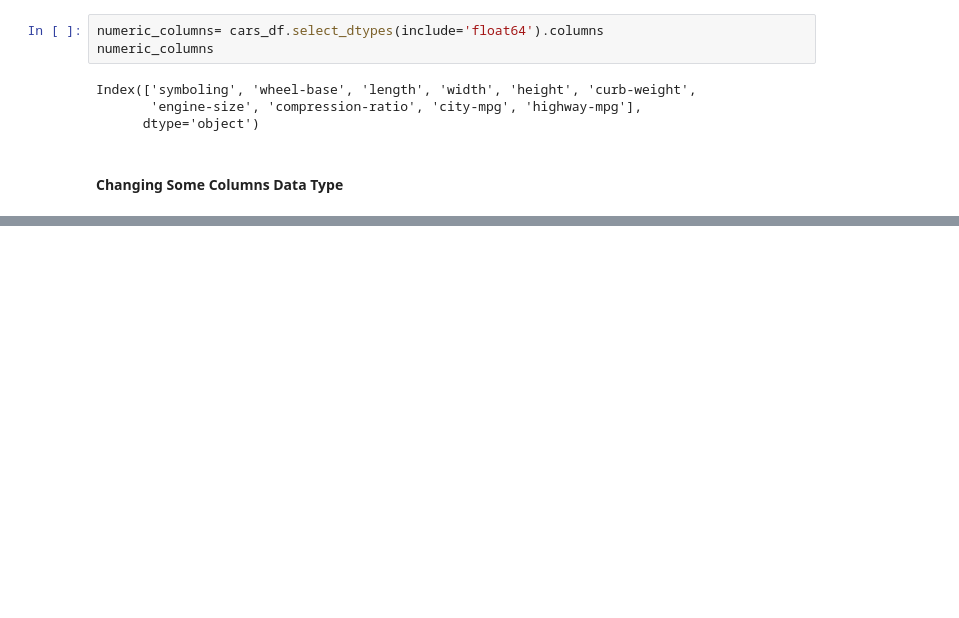
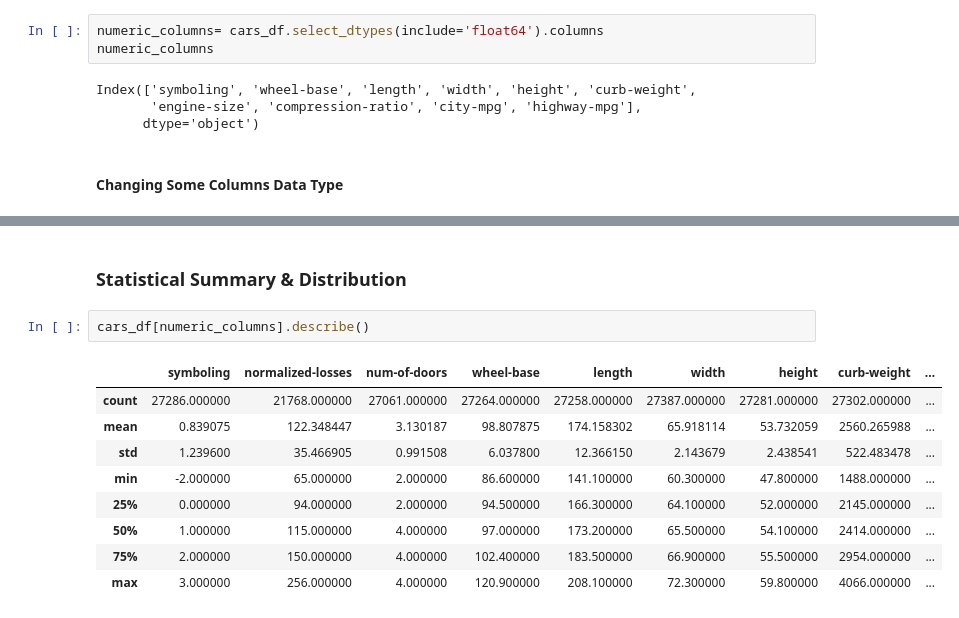
Before and after one commit to AbdulWahid026/ML_CarPricing, a Jupyter notebook: car_pricing.ipynb, the cells around one changed output, grey strips where cells are left out. Saved outputs shown, nothing was run; the diff lists cells and outputs as text; blank space fills up the shorter version.

```diff
--- a/car_pricing.ipynb
+++ b/car_pricing.ipynb
@@ -89,0 +116,14 @@ Index(['symboling', 'wheel-base', 'length', 'width', 'height', 'curb-weight',
+# %% [markdown]
+### Statistical Summary & Distribution
+# %%
+cars_df[numeric_columns].describe()
+# %% [output]
+|  | symboling | normalized-losses | num-of-doors | wheel-base | length | width | height | curb-weight | ... |
+| count | 27286.000000 | 21768.000000 | 27061.000000 | 27264.000000 | 27258.000000 | 27387.000000 | 27281.000000 | 27302.000000 | ... |
+| mean | 0.839075 | 122.348447 | 3.130187 | 98.807875 | 174.158302 | 65.918114 | 53.732059 | 2560.265988 | ... |
+| std | 1.239600 | 35.466905 | 0.991508 | 6.037800 | 12.366150 | 2.143679 | 2.438541 | 522.483478 | ... |
+| min | -2.000000 | 65.000000 | 2.000000 | 86.600000 | 141.100000 | 60.300000 | 47.800000 | 1488.000000 | ... |
+| 25% | 0.000000 | 94.000000 | 2.000000 | 94.500000 | 166.300000 | 64.100000 | 52.000000 | 2145.000000 | ... |
+| 50% | 1.000000 | 115.000000 | 4.000000 | 97.000000 | 173.200000 | 65.500000 | 54.100000 | 2414.000000 | ... |
+| 75% | 2.000000 | 150.000000 | 4.000000 | 102.400000 | 183.500000 | 66.900000 | 55.500000 | 2954.000000 | ... |
+| max | 3.000000 | 256.000000 | 4.000000 | 120.900000 | 208.100000 | 72.300000 | 59.800000 | 4066.000000 | ... |
```
Also changed, not shown: parts of 9 cells of this notebook.
